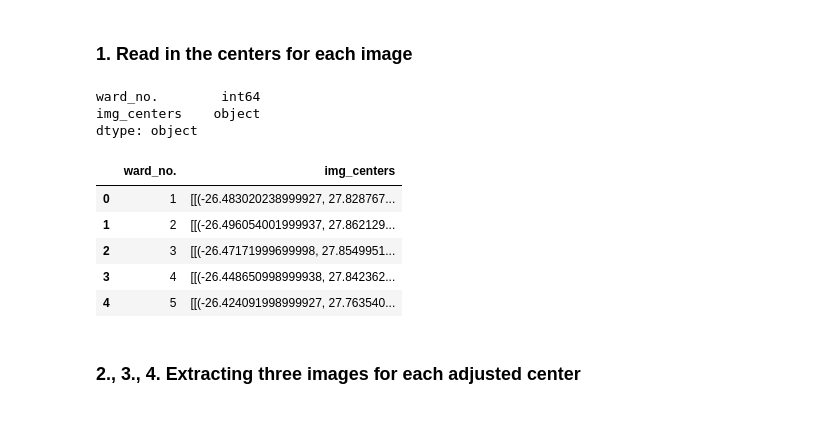
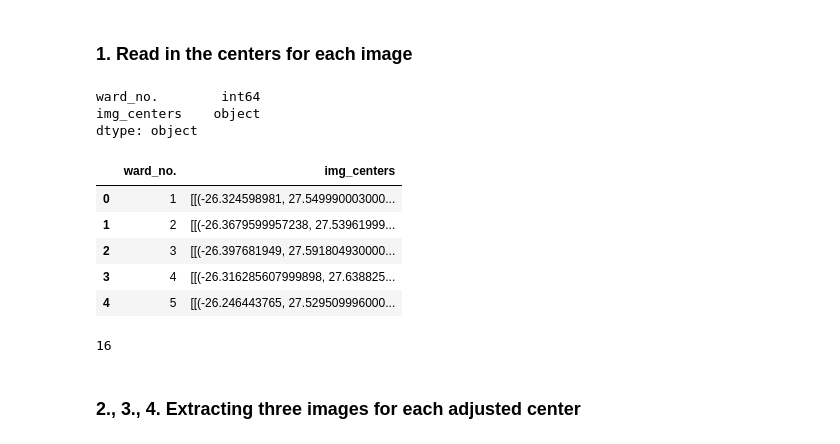
Before and after one commit to rs-anderson/Clustering-Ward-Level-Poverty-Using-Satellite-Imagery, a Jupyter notebook: scripts/get_images.ipynb, the cells around one changed output. Saved outputs shown, nothing was run; the diff lists cells and outputs as text; code cells hidden in the pictures.

```diff
--- a/scripts/get_images.ipynb
+++ b/scripts/get_images.ipynb
@@ -44,10 +45,12 @@ $200$px $\approx 0.00385^{\circ}$. So it follows that $12.5$px $\approx 0.00385^
 <img src="../images_for_demo/Grid_img_with_adjustment.PNG" width="300">
 # %%
 DELTA_Y = Y_RAD/16  # adjustment to crop out watermarks
+# %%
+MUNICIPALITY = 'Westonaria'
 # %%
 BASE_DIR = '..'
-IMAGE_DIR = os.path.join(BASE_DIR, 'images')
-DATA_DIR = os.path.join(BASE_DIR, 'data')
-SHAPE_DIR = os.path.join(BASE_DIR, 'shapefile')
+IMAGE_DIR = os.path.join(BASE_DIR, 'images', MUNICIPALITY)
+DATA_DIR = os.path.join(BASE_DIR, 'data', 'image_centers')
+SHAPE_DIR = os.path.join(BASE_DIR, 'shapefile', MUNICIPALITY)
 # %%
 # get the Google Static Maps API key
@@ -59,19 +62,24 @@ with open("../google_api_key.txt", "r") as file:
 ### 1. Read in the centers for each image
 # %%
 # read in ward image centers
-df_ward_centers = pd.read_csv(os.path.join(DATA_DIR, "ward_image_centers.csv"))
+df_ward_centers = pd.read_csv(os.path.join(DATA_DIR, "{}_ward_image_centers.csv".format(MUNICIPALITY)))
 print(df_ward_centers.dtypes)
 df_ward_centers.head()
 # %% [output]
 ward_no.        int64
 img_centers    object
 dtype: object
 |  | ward_no. | img_centers |
-| 0 | 1 | [[(-26.483020238999927, 27.828767... |
-| 1 | 2 | [[(-26.496054001999937, 27.862129... |
-| 2 | 3 | [[(-26.47171999699998, 27.8549951... |
-| 3 | 4 | [[(-26.448650998999938, 27.842362... |
-| 4 | 5 | [[(-26.424091998999927, 27.763540... |
+| 0 | 1 | [[(-26.324598981, 27.549990003000... |
+| 1 | 2 | [[(-26.3679599957238, 27.53961999... |
+| 2 | 3 | [[(-26.397681949, 27.591804930000... |
+| 3 | 4 | [[(-26.316285607999898, 27.638825... |
+| 4 | 5 | [[(-26.246443765, 27.529509996000... |
+# %%
+N_WARDS = df_ward_centers.shape[0]
+N_WARDS
+# %% [output]
+16
 # %% [markdown]
 ### 2., 3., 4.  Extracting three images for each adjusted center
 # %%
```
Also changed, not shown: parts of 16 cells of this notebook, 25 other files.
